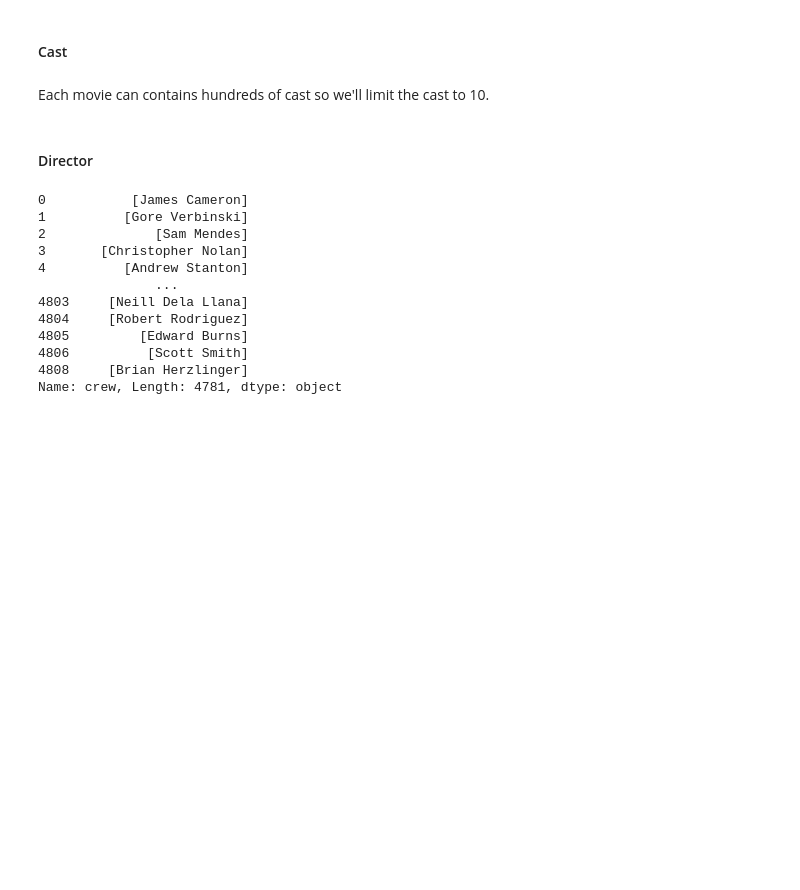
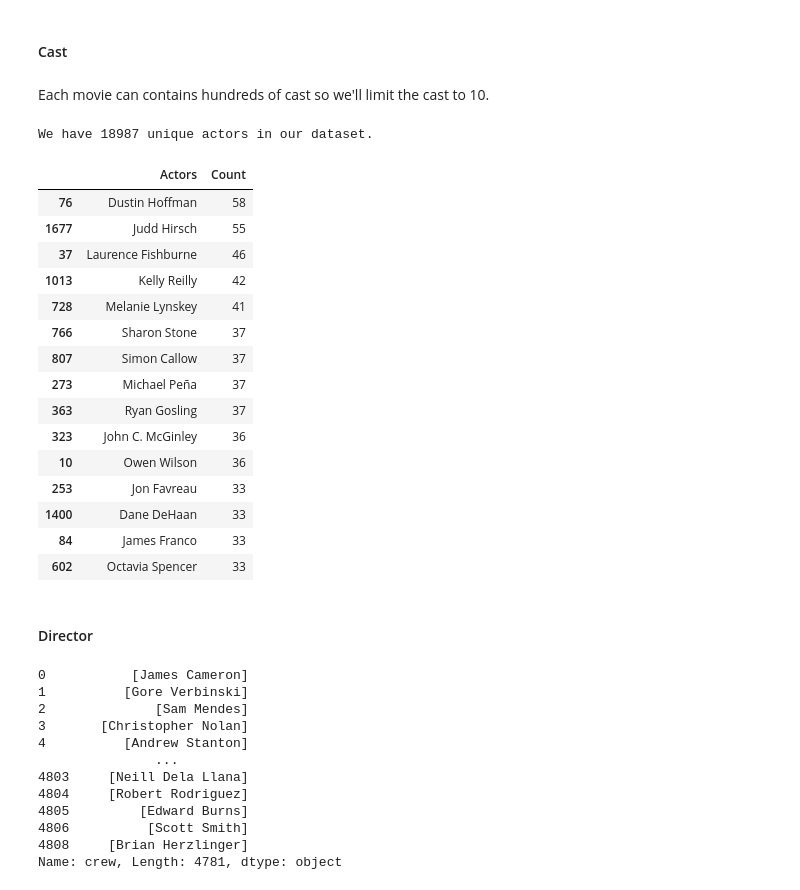
Before and after one commit to lruizarce/Recommendation_System, a Jupyter notebook: notebooks/exploratory_Data_Analysis.ipynb, the cells around one changed output. Cells and saved outputs as stored; diff of their text form; code cells hidden in the pictures; blank space fills up the shorter version.

Commit message:
Visualized most popular Directors, and Actors

```diff
--- a/notebooks/exploratory_Data_Analysis.ipynb
+++ b/notebooks/exploratory_Data_Analysis.ipynb
@@ -165,3 +165,32 @@ def convertCast(obj):
     return L
 # %%
 movies['cast'] = movies['cast'].apply(convertCast)
+# %%
+all_actors = sum(movies.cast, [])
+print(f'We have {len(set(all_actors))} unique actors in our dataset.')
+# %% [output]
+We have 18987 unique actors in our dataset.
+# %%
+import nltk
+all_actors = nltk.FreqDist(all_actors)
+all_actors_df = pd.DataFrame(
+    {'Actors': list(all_actors), 'Count': list(all_actors.values())})
+top_10_act = all_actors_df.sort_values(by='Count', ascending=False).head(15)
+top_10_act
+# %% [output]
+|  | Actors | Count |
+| 76 | Dustin Hoffman | 58 |
+| 1677 | Judd Hirsch | 55 |
+| 37 | Laurence Fishburne | 46 |
+| 1013 | Kelly Reilly | 42 |
+| 728 | Melanie Lynskey | 41 |
+| 766 | Sharon Stone | 37 |
+| 807 | Simon Callow | 37 |
+| 273 | Michael Peña | 37 |
+| 363 | Ryan Gosling | 37 |
+| 323 | John C. McGinley | 36 |
+| 10 | Owen Wilson | 36 |
+| 253 | Jon Favreau | 33 |
+| 1400 | Dane DeHaan | 33 |
+| 84 | James Franco | 33 |
+| 602 | Octavia Spencer | 33 |
```
Also changed, not shown: parts of 5 cells of this notebook.
